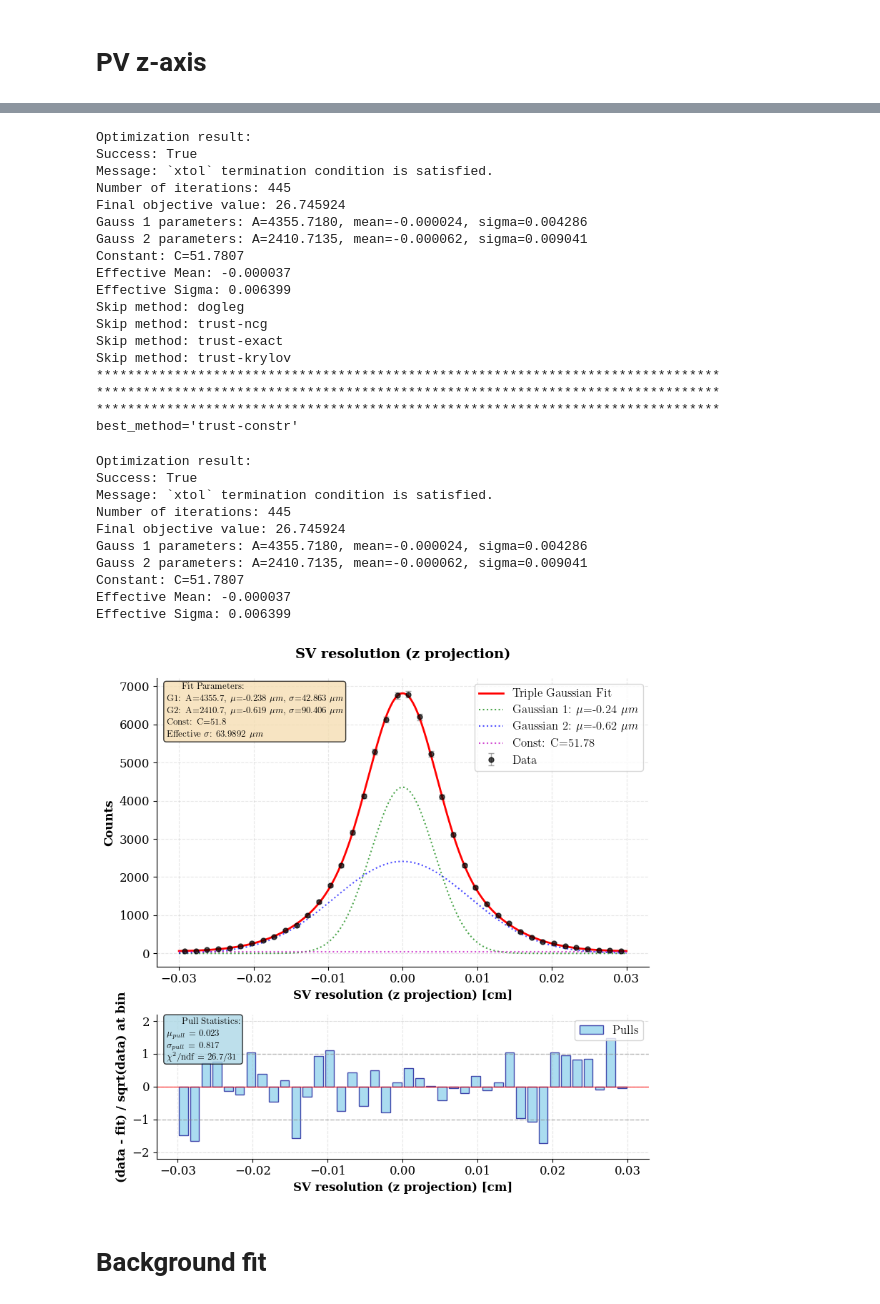
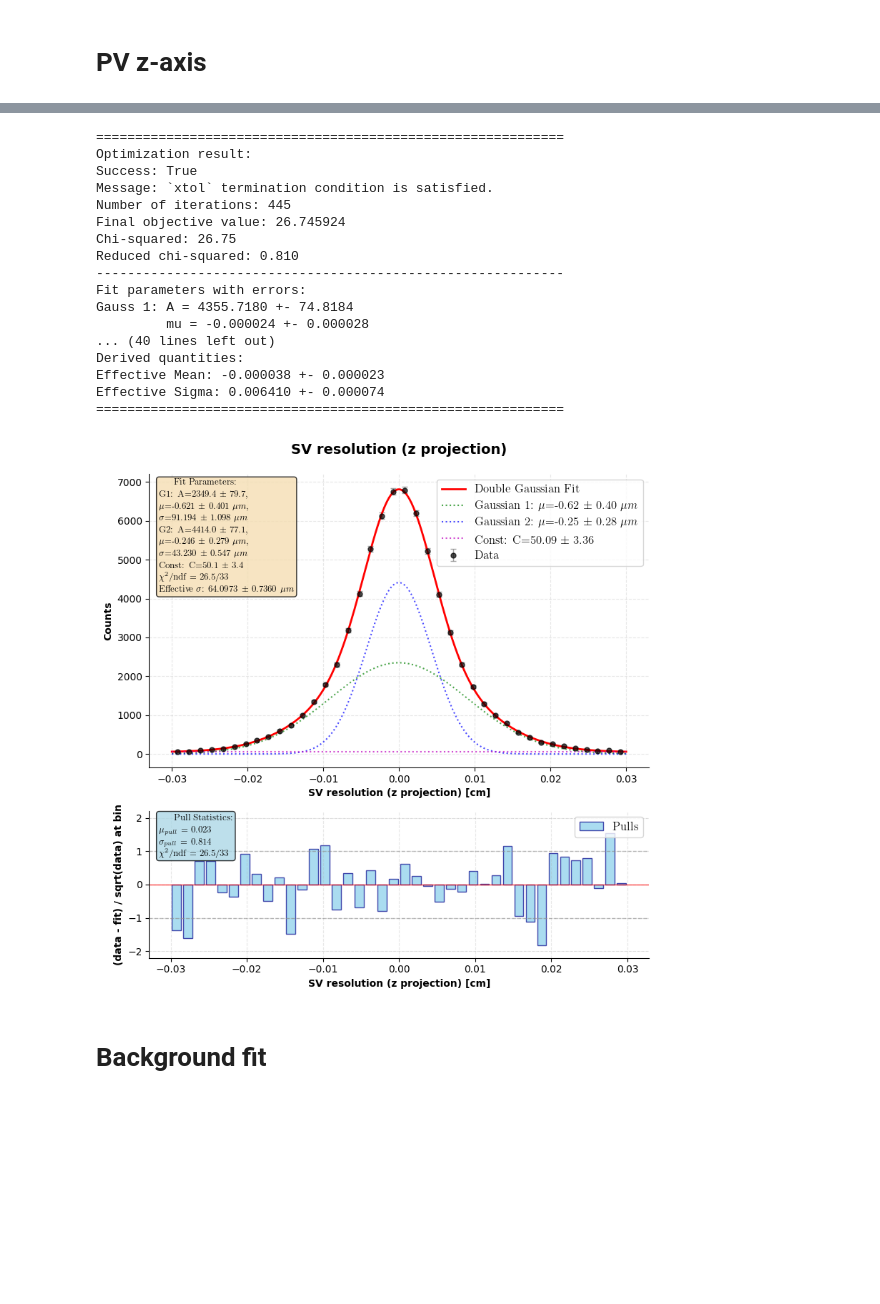
Before and after one commit to ArtSmirnovCH/SPD-Lc-pKpi-27, a Jupyter notebook: analysis_notebooks/fits.ipynb, the cells around one changed output, grey strips where cells are left out. Drawn from its saved outputs; the diff is of its cells as text; code cells hidden in the pictures; blank space fills up the shorter version.

```diff
--- a/analysis_notebooks/fits.ipynb
+++ b/analysis_notebooks/fits.ipynb
@@ -233,25 +229,34 @@ best_method = None
 
 for method in methods:
 
+    print(f'Method: {method}')
+
     if method in ('SLSQP'):
+        print(f'Skip method: {method}')
         continue
 
     try:
-        result = fit_distr_double_gauss(
+        fit_res = fit_distr_double_gauss(
             distr=sig_PV_df_sel,
-            distr_name=distr_name,
             title=distr_name,
             x_label=distr_name + ' [cm]',
             optimize_method=method,
             plot=False,
-            bins=40
+            bins=40,
+            max_iter=1000
         )
     except:
         print(f'Skip method: {method}')
         continue
 
-    if result.success and result.fun < min_loss:
+    result = fit_res['result']
+
+    if result['success'] and result['fun'] < min_loss:
+        print('*'*100)
+        print(f'New best method: {method}, success: {result['success']}')
+        print('*'*100)
         best_method = method
+        min_loss = result['fun']
 
 print('*' * 80)
 print('*' * 80)
@@ -263,7 +268,6 @@ if best_method is None:
 
 result = fit_distr_double_gauss(
     distr=sig_PV_df_sel,
-    distr_name=distr_name,
     title='PV resolution (y projection)',
     x_label='PV resolution (y projection) [cm]',
     optimize_method=best_method,
@@ -788,7 +775,6 @@ Effective Sigma: 0.006091
 # %% [markdown]
 # PV z-axis
 # %%
-# from scripts import fit_distr
 from fit_scripts import fit_distr_double_gauss
 
 
@@ -809,25 +795,34 @@ best_method = None
 
 for method in methods:
 
-    # if method in ('trust-constr', 'SLSQP'):
-    #     continue
+    print(f'Method: {method}')
+
+    if method in ('SLSQP'):
+        print(f'Skip method: {method}')
+        continue
 
     try:
-        result = fit_distr_double_gauss(
+        fit_res = fit_distr_double_gauss(
             distr=sig_PV_df_sel,
-            distr_name=distr_name,
             title=distr_name,
             x_label=distr_name + ' [cm]',
             optimize_method=method,
             plot=False,
-            bins=40
+            bins=40,
+            max_iter=1000
         )
     except:
         print(f'Skip method: {method}')
         continue
 
-    if result.success and result.fun < min_loss:
+    result = fit_res['result']
+
+    if result['success'] and result['fun'] < min_loss:
+        print('*'*100)
+        print(f'New best method: {method}, success: {result['success']}')
+        print('*'*100)
         best_method = method
+        min_loss = result['fun']
 
 print('*' * 80)
 print('*' * 80)
@@ -839,9 +834,8 @@ if best_method is None:
 
 result = fit_distr_double_gauss(
     distr=sig_PV_df_sel,
-    distr_name=distr_name,
     title='SV resolution (z projection)',
-    x_label='SV resolution (z projection)' + ' [cm]',
+    x_label='SV resolution (z projection) [cm]',
     optimize_method=best_method,
     plot=True,
     bins=40,
@@ -907,31 +898,20 @@ Effective Sigma: 0.011270
+============================================================
 Optimization result:
 Success: True
 Message: `xtol` termination condition is satisfied.
 Number of iterations: 445
 Final objective value: 26.745924
-Gauss 1 parameters: A=4355.7180, mean=-0.000024, sigma=0.004286
-Gauss 2 parameters: A=2410.7135, mean=-0.000062, sigma=0.009041
-Constant: C=51.7807
-Effective Mean: -0.000037
-Effective Sigma: 0.006399
-Skip method: dogleg
-Skip method: trust-ncg
-Skip method: trust-exact
-Skip method: trust-krylov
-********************************************************************************
-********************************************************************************
-********************************************************************************
-best_method='trust-constr'
+Chi-squared: 26.75
+Reduced chi-squared: 0.810
+------------------------------------------------------------
+Fit parameters with errors:
+Gauss 1: A = 4355.7180 +- 74.8184
+         mu = -0.000024 +- 0.000028
+... (40 lines left out)
+Derived quantities:
+Effective Mean: -0.000038 +- 0.000023
+Effective Sigma: 0.006410 +- 0.000074
+============================================================
-Optimization result:
-Success: True
-Message: `xtol` termination condition is satisfied.
-Number of iterations: 445
-Final objective value: 26.745924
-Gauss 1 parameters: A=4355.7180, mean=-0.000024, sigma=0.004286
-Gauss 2 parameters: A=2410.7135, mean=-0.000062, sigma=0.009041
-Constant: C=51.7807
-Effective Mean: -0.000037
-Effective Sigma: 0.006399
-[figure, old version]
+[figure, new version]
 # %% [markdown]
 # Background fit
```
Also changed, not shown: parts of 12 cells of this notebook, 22 other files.
